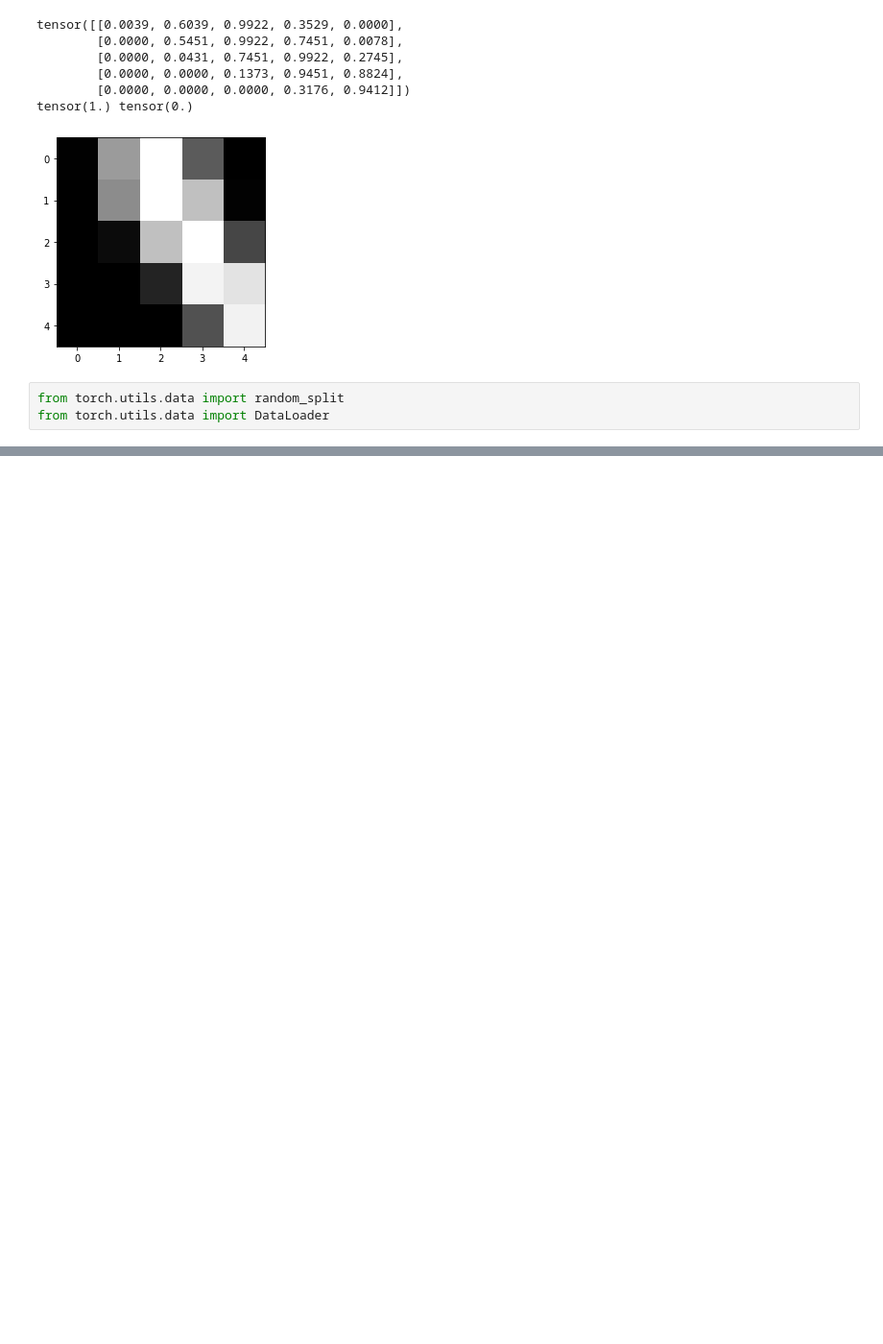
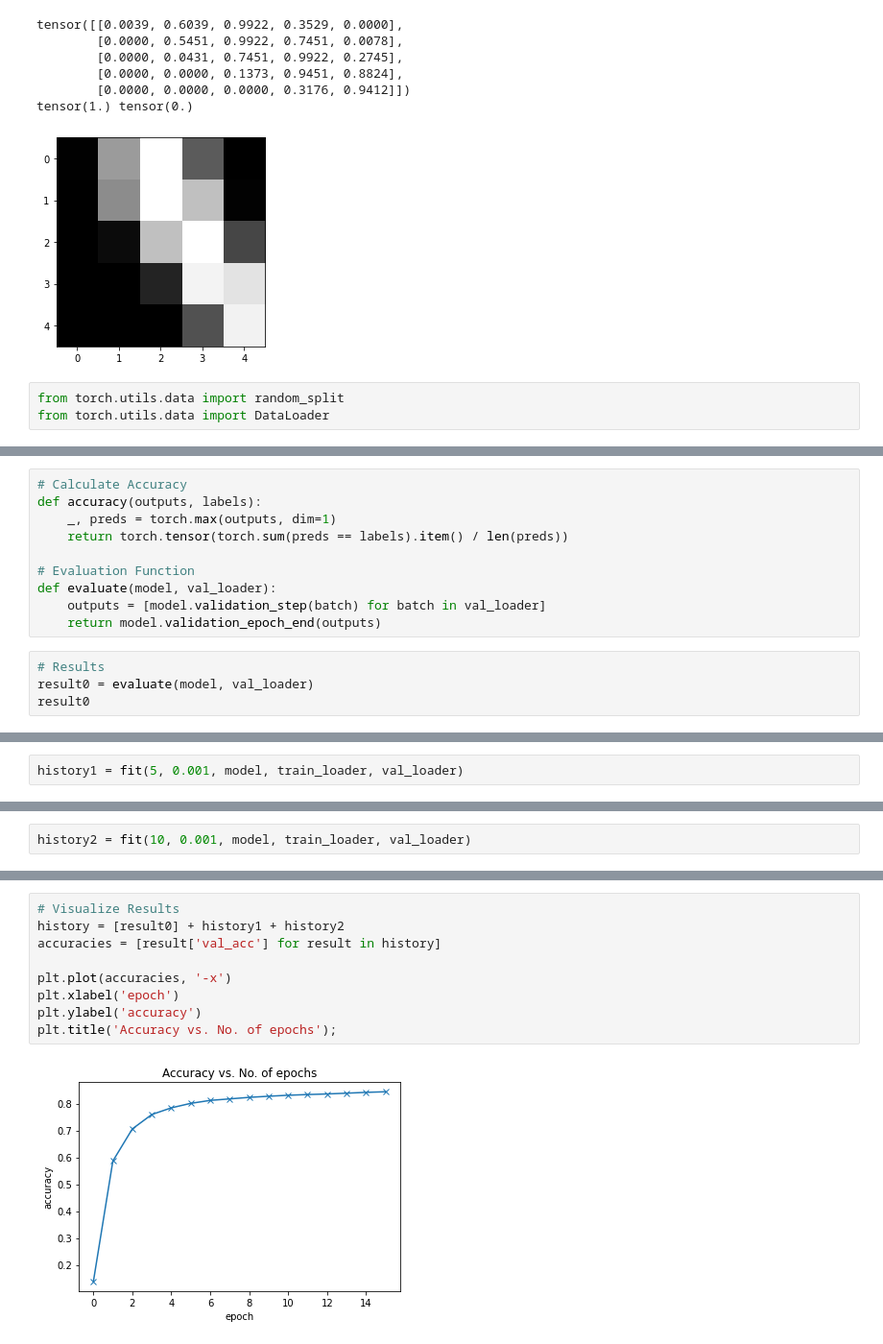
Before and after one commit to Lab-Brat/Machine_Learning_Practice, a Jupyter notebook: jovian/03-logistic-regression.ipynb, the cells around one changed output, grey strips where cells are left out. Shown: that part at 96% size. Drawn from its saved outputs; the diff is of its cells as text; blank space fills up the shorter version.

Commit message:
part 3, model and training algorithm

```diff
--- a/jovian/03-logistic-regression.ipynb
+++ b/jovian/03-logistic-regression.ipynb
@@ -97,0 +179,14 @@ size of the training set: 50000, size of the validation set: 10000
+# %%
+# Calculate Accuracy
+def accuracy(outputs, labels):
+    _, preds = torch.max(outputs, dim=1)
+    return torch.tensor(torch.sum(preds == labels).item() / len(preds))
+
+# Evaluation Function
+def evaluate(model, val_loader):
+    outputs = [model.validation_step(batch) for batch in val_loader]
+    return model.validation_epoch_end(outputs)
+# %%
+# Results
+result0 = evaluate(model, val_loader)
+result0
@@ -97,0 +195,2 @@ size of the training set: 50000, size of the validation set: 10000
+# %%
+history1 = fit(5, 0.001, model, train_loader, val_loader)
@@ -97,0 +203,2 @@ size of the training set: 50000, size of the validation set: 10000
+# %%
+history2 = fit(10, 0.001, model, train_loader, val_loader)
@@ -97,0 +216,11 @@ size of the training set: 50000, size of the validation set: 10000
+# %%
+# Visualize Results
+history = [result0] + history1 + history2
+accuracies = [result['val_acc'] for result in history]
+
+plt.plot(accuracies, '-x')
+plt.xlabel('epoch')
+plt.ylabel('accuracy')
+plt.title('Accuracy vs. No. of epochs');
+# %% [output]
+[figure, added]
```
Also changed, not shown: parts of 7 cells of this notebook.
